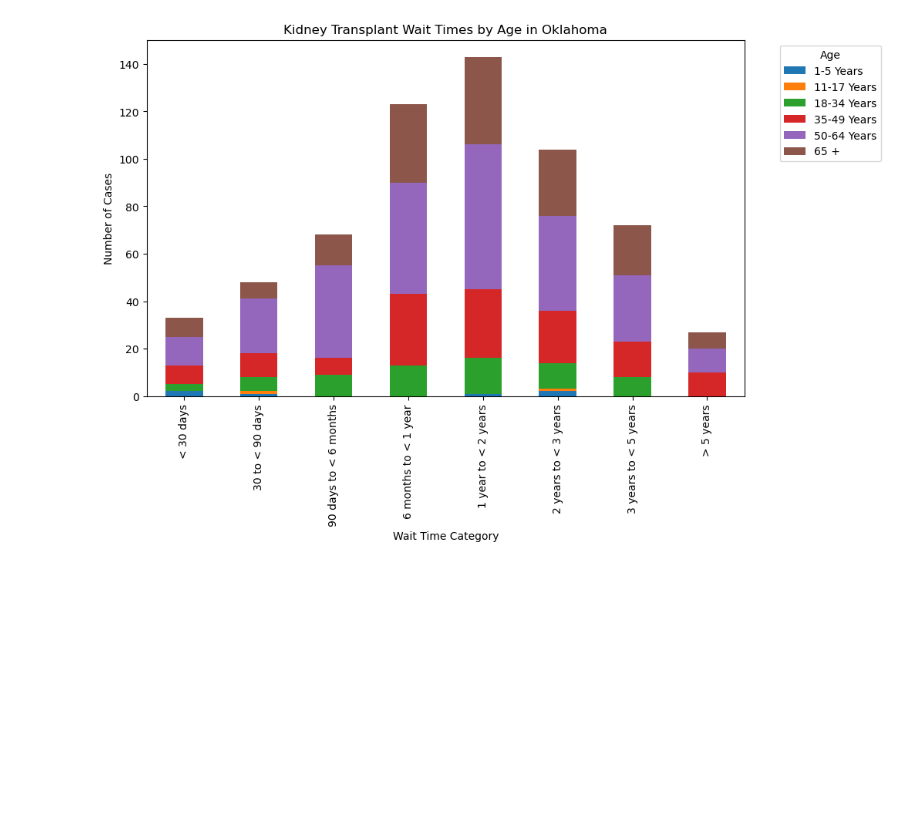
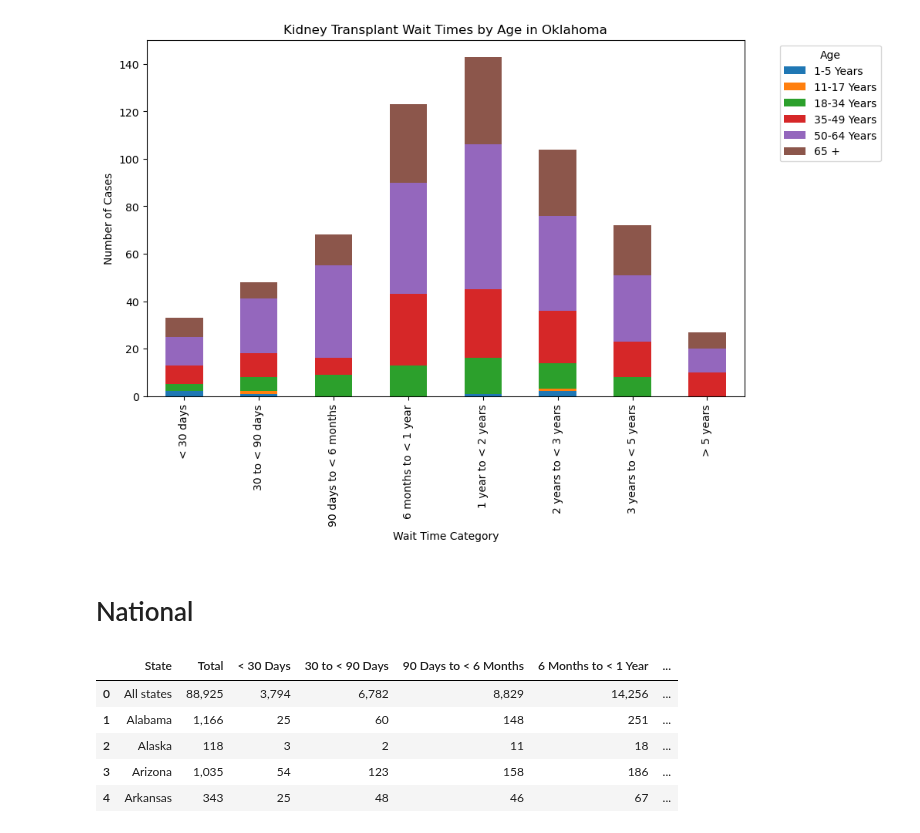
Before and after one commit to ASPigman/Project_1, a Jupyter notebook: KidneyTransplantMain.ipynb, the cells around one changed output. Saved outputs shown, nothing was run; the diff lists cells and outputs as text; code cells hidden in the pictures; blank space fills up the shorter version.

```diff
--- a/KidneyTransplantMain.ipynb
+++ b/KidneyTransplantMain.ipynb
@@ -8,9 +16,11 @@ from scipy import stats
 # %%
 # Store filepath in a variable
 OPTN_data = Path("Resources/cleaned_OPTN_data.csv")
+state_data = Path("Resources/state_totals.csv")
 
 # read the file - AP
 kidney_data = pd.read_csv(OPTN_data)
+state_totals = pd.read_csv(state_data)
 
 kidney_data.head()
 # %% [output]
@@ -384,3 +394,16 @@ plt.show()
 # Summary statistics
 # %%
 # Hypothesis testing
+# %% [markdown]
+# National
+# %%
+#Print State Totals
+
+state_totals.head()
+# %% [output]
+|  | State | Total | < 30 Days | 30 to < 90 Days | 90 Days to < 6 Months | 6 Months to < 1 Year | ... |
+| 0 | All states | 88,925 | 3,794 | 6,782 | 8,829 | 14,256 | ... |
+| 1 | Alabama | 1,166 | 25 | 60 | 148 | 251 | ... |
+| 2 | Alaska | 118 | 3 | 2 | 11 | 18 | ... |
+| 3 | Arizona | 1,035 | 54 | 123 | 158 | 186 | ... |
+| 4 | Arkansas | 343 | 25 | 48 | 46 | 67 | ... |
```
Also changed, not shown: parts of 5 cells of this notebook, 1 other file.
